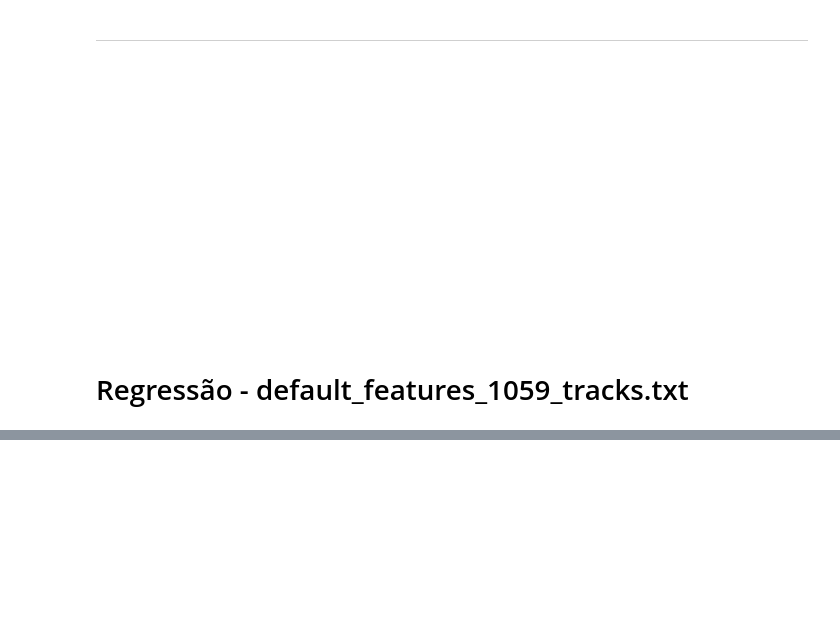
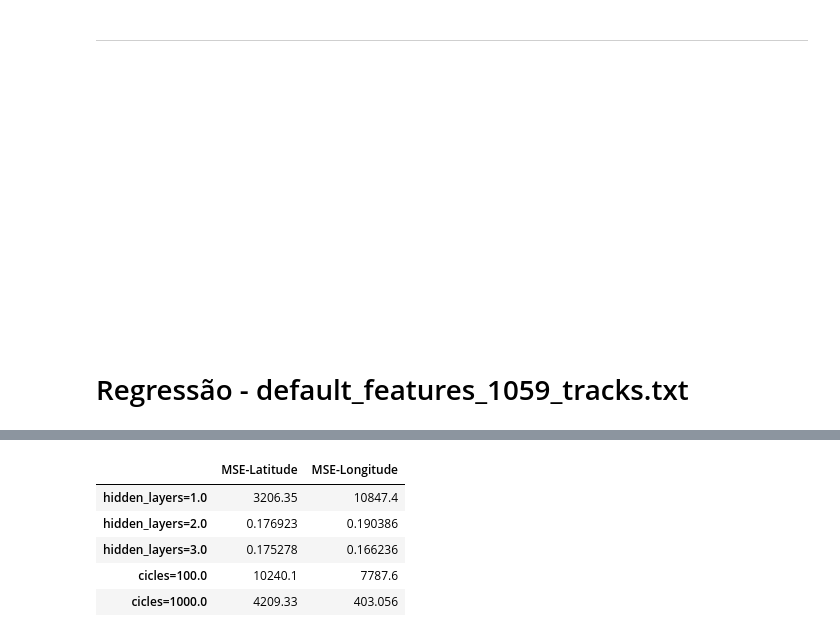
Before and after one commit to BrunoGomesCoelho/doodling-network, a Jupyter notebook: ex3/mlp-new.ipynb, the cells around one changed output, grey strips where cells are left out. Saved outputs shown, nothing was run; the diff lists cells and outputs as text; code cells hidden in the pictures; blank space fills up the shorter version.

```diff
--- a/ex3/mlp-new.ipynb
+++ b/ex3/mlp-new.ipynb
@@ -546,0 +383,10 @@ results = run_various_experiments(x, y)
+# %%
+# Format the data to be generated in our report, using https://www.tablesgenerator.com/
+table = pd.DataFrame(columns=["Value"])
+
+for key, item in results.items():
+    for index, data in item.iterrows():
+        name = key + "=" + str(data["Value"])
+        value = data["Accuracy"]
+        table.loc[name] = data["Accuracy"]
+        print(f"{name}\t{100*value:.2f}%")
@@ -594,0 +452,26 @@ array([[0.77555923],
+# %%
+all_results = []
+for y in [y1, y2]:
+    y_scaler = MinMaxScaler(feature_range=(-1, +1))
+    y_scaled = y_scaler.fit_transform(y.values.reshape(-1, 1))
+    y_scaled = pd.Series(y_scaled.reshape(-1))
+
+    all_results.append(run_various_experiments(x, y_scaled, classification=False))
+# %%
+# SHow the results
+table = pd.DataFrame(columns=[f"MSE-{x}" for x in names])
+for results_i, col_name in zip(all_results,names):
+    for key, item in results_i.items():
+        for index, data in item.iterrows():
+            name = key + "=" + str(data["Value"])
+            value = data["MSE"]
+            table.loc[name, f"MSE-{col_name}"] = value
+#table[table>2] = "X"
+table.head()
+# %% [output]
+|  | MSE-Latitude | MSE-Longitude |
+| hidden_layers=1.0 | 3206.35 | 10847.4 |
+| hidden_layers=2.0 | 0.176923 | 0.190386 |
+| hidden_layers=3.0 | 0.175278 | 0.166236 |
+| cicles=100.0 | 10240.1 | 7787.6 |
+| cicles=1000.0 | 4209.33 | 403.056 |
```
Also changed, not shown: parts of 49 cells of this notebook.
